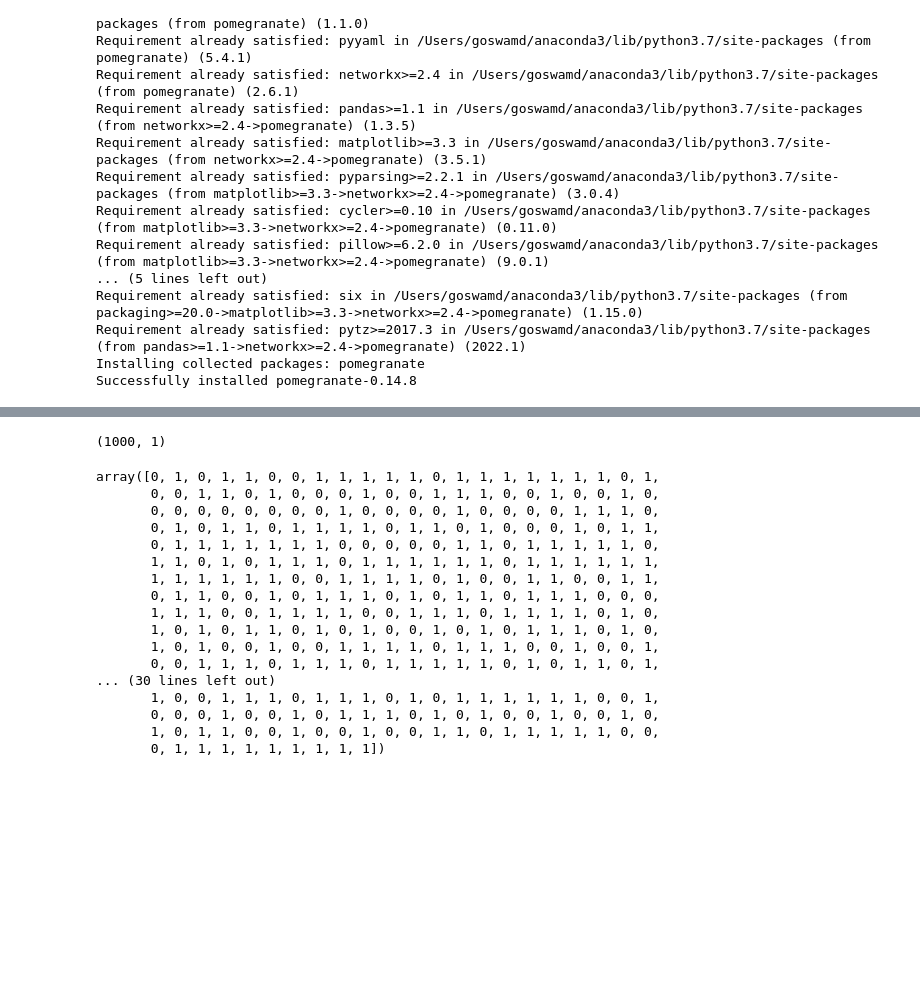
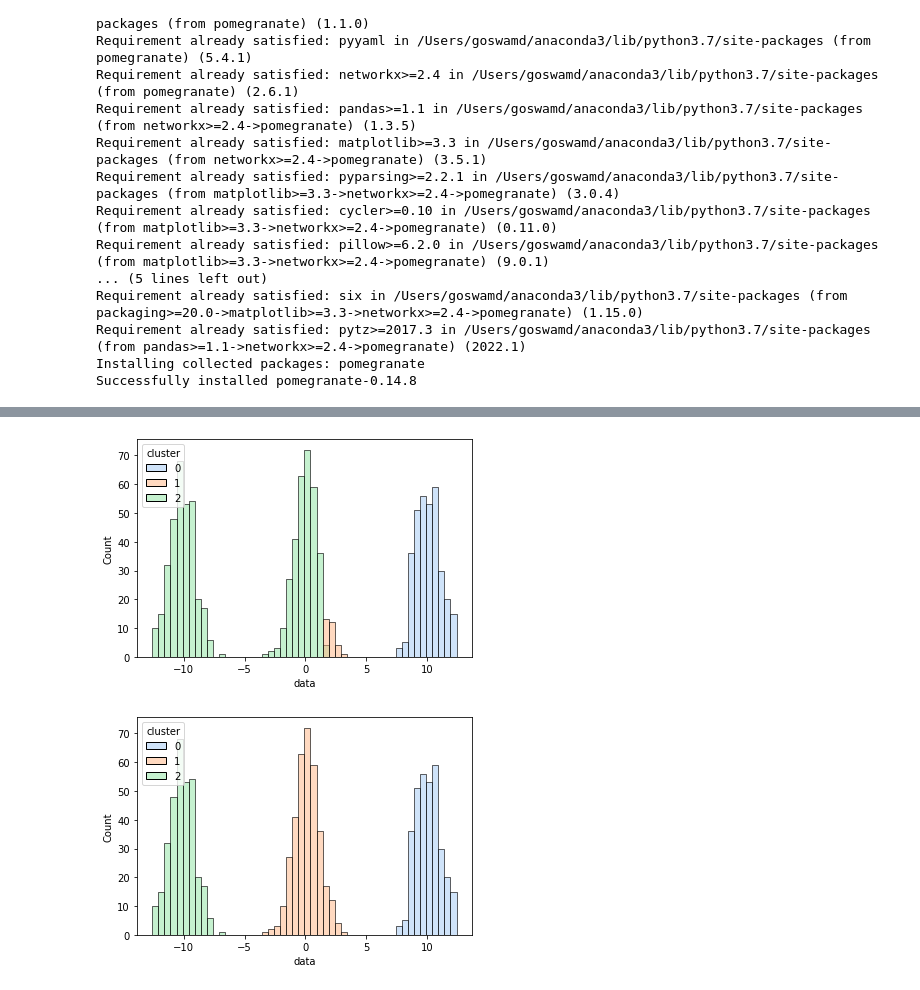
Before and after one commit to deborshigoswami95/topic_modeling, a Jupyter notebook: notebooks/var_inf_uni_gaussian.ipynb, the cells around one changed output, grey strips where cells are left out. Drawn from its saved outputs; the diff is of its cells as text; code cells hidden in the pictures; blank space fills up the shorter version.

```diff
--- a/notebooks/var_inf_uni_gaussian.ipynb
+++ b/notebooks/var_inf_uni_gaussian.ipynb
@@ -162,24 +149,16 @@ plt.show()
+# %%
+_=vi.coordinate_ascent_optimizer(1)
+data['cluster']=vi.cluster_assignments
 # %%
-data.shape
+sns.histplot(data,x='data',hue='cluster',bins=50, alpha=0.5, palette='pastel')
+plt.show()
 # %% [output]
-(1000, 1)
+[figure, added]
 # %%
-vi.cluster_assignments
+_=vi.coordinate_ascent_optimizer(10)
+data['cluster']=vi.cluster_assignments
+
+sns.histplot(data,x='data',hue='cluster',bins=50, alpha=0.5, palette='pastel')
+plt.show()
 # %% [output]
-array([0, 1, 0, 1, 1, 0, 0, 1, 1, 1, 1, 1, 0, 1, 1, 1, 1, 1, 1, 1, 0, 1,
-       0, 0, 1, 1, 0, 1, 0, 0, 0, 1, 0, 0, 1, 1, 1, 0, 0, 1, 0, 0, 1, 0,
-       0, 0, 0, 0, 0, 0, 0, 0, 1, 0, 0, 0, 0, 1, 0, 0, 0, 0, 1, 1, 1, 0,
-       0, 1, 0, 1, 1, 0, 1, 1, 1, 1, 0, 1, 1, 0, 1, 0, 0, 0, 1, 0, 1, 1,
-       0, 1, 1, 1, 1, 1, 1, 1, 0, 0, 0, 0, 0, 1, 1, 0, 1, 1, 1, 1, 1, 0,
-       1, 1, 0, 1, 0, 1, 1, 1, 0, 1, 1, 1, 1, 1, 1, 0, 1, 1, 1, 1, 1, 1,
-       1, 1, 1, 1, 1, 1, 0, 0, 1, 1, 1, 1, 0, 1, 0, 0, 1, 1, 0, 0, 1, 1,
-       0, 1, 1, 0, 0, 1, 0, 1, 1, 1, 0, 1, 0, 1, 1, 0, 1, 1, 1, 0, 0, 0,
-       1, 1, 1, 0, 0, 1, 1, 1, 1, 0, 0, 1, 1, 1, 0, 1, 1, 1, 1, 0, 1, 0,
-       1, 0, 1, 0, 1, 1, 0, 1, 0, 1, 0, 0, 1, 0, 1, 0, 1, 1, 1, 0, 1, 0,
-       1, 0, 1, 0, 0, 1, 0, 0, 1, 1, 1, 1, 0, 1, 1, 1, 0, 0, 1, 0, 0, 1,
-       0, 0, 1, 1, 1, 0, 1, 1, 1, 0, 1, 1, 1, 1, 1, 0, 1, 0, 1, 1, 0, 1,
-... (30 lines left out)
-       1, 0, 0, 1, 1, 1, 0, 1, 1, 1, 0, 1, 0, 1, 1, 1, 1, 1, 1, 0, 0, 1,
-       0, 0, 0, 1, 0, 0, 1, 0, 1, 1, 1, 0, 1, 0, 1, 0, 0, 1, 0, 0, 1, 0,
-       1, 0, 1, 1, 0, 0, 1, 0, 0, 1, 0, 0, 1, 1, 0, 1, 1, 1, 1, 1, 0, 0,
-       0, 1, 1, 1, 1, 1, 1, 1, 1, 1])
+[figure, added]
```
Also changed, not shown: parts of 9 cells of this notebook.
